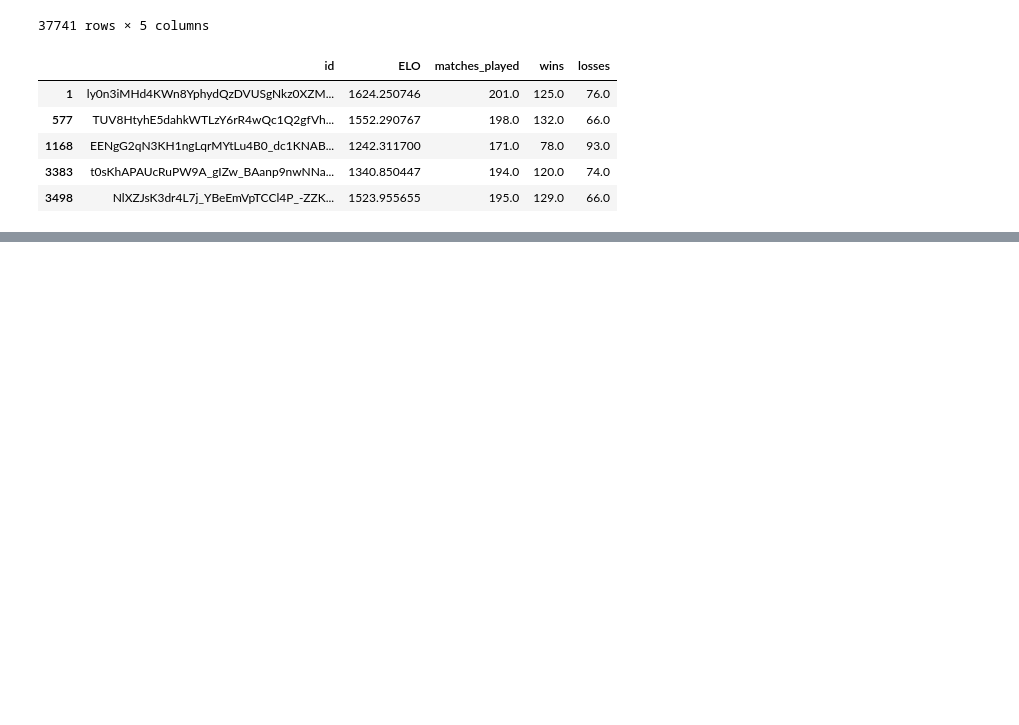
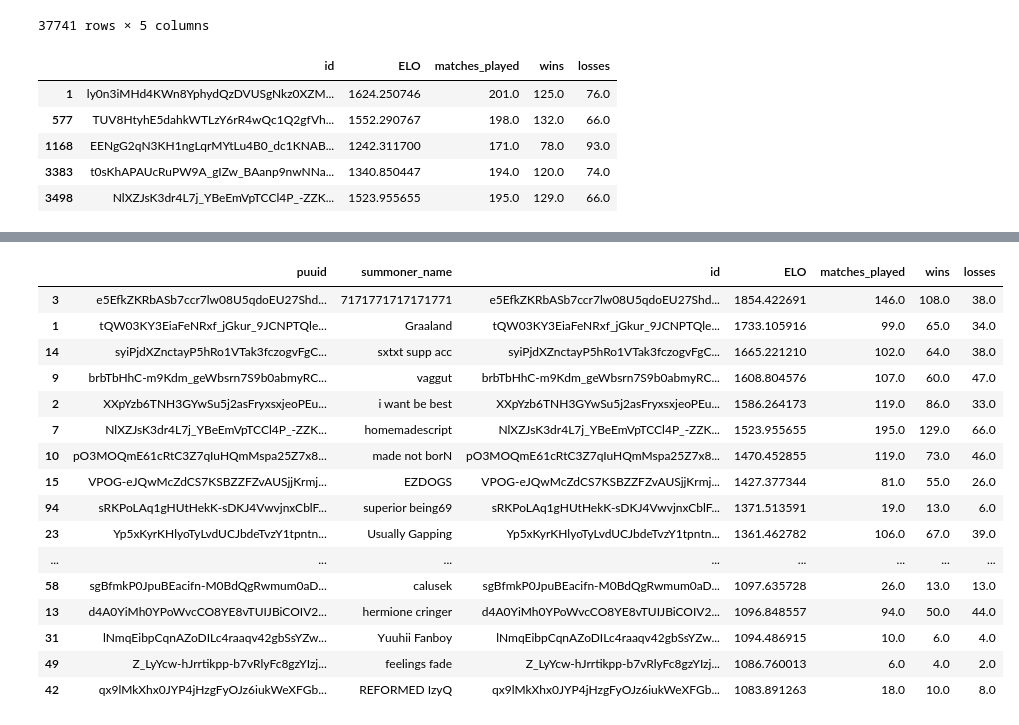
Before and after one commit to levente-murgas/hackathon, a Jupyter notebook: jupyter_analysis/gamerank core.ipynb, the cells around one changed output, grey strips where cells are left out. Saved outputs shown, nothing was run; the diff lists cells and outputs as text; code cells hidden in the pictures; blank space fills up the shorter version.

```diff
--- a/jupyter_analysis/gamerank core.ipynb
+++ b/jupyter_analysis/gamerank core.ipynb
@@ -466,3 +466,7 @@ st3[st3['matches_played'] > 150]
 | 1168 | EENgG2qN3KH1ngLqrMYtLu4B0_dc1KNAB... | 1242.311700 | 171.0 | 78.0 | 93.0 |
 | 3383 | t0sKhAPAUcRuPW9A_gIZw_BAanp9nwNNa... | 1340.850447 | 194.0 | 120.0 | 74.0 |
 | 3498 | NlXZJsK3dr4L7j_YBeEmVpTCCl4P_-ZZK... | 1523.955655 | 195.0 | 129.0 | 66.0 |
+# %%
+names = pd.read_csv('summoners.csv')
+# %%
+names = names[['puuid', 'summoner_name']]
@@ -468,0 +489,2 @@ st3[st3['matches_played'] > 150]
+# %%
+top100 = pd.merge(names, st3, left_on='puuid', right_on='id', how='inner')
@@ -468,0 +507,20 @@ st3[st3['matches_played'] > 150]
+# %%
+top100.sort_values(by='ELO', ascending=False).head(50)
+# %% [output]
+|  | puuid | summoner_name | id | ELO | matches_played | wins | losses |
+| 3 | e5EfkZKRbASb7ccr7lw08U5qdoEU27Shd... | 7171771717171771 | e5EfkZKRbASb7ccr7lw08U5qdoEU27Shd... | 1854.422691 | 146.0 | 108.0 | 38.0 |
+| 1 | tQW03KY3EiaFeNRxf_jGkur_9JCNPTQle... | Graaland | tQW03KY3EiaFeNRxf_jGkur_9JCNPTQle... | 1733.105916 | 99.0 | 65.0 | 34.0 |
+| 14 | syiPjdXZnctayP5hRo1VTak3fczogvFgC... | sxtxt supp acc | syiPjdXZnctayP5hRo1VTak3fczogvFgC... | 1665.221210 | 102.0 | 64.0 | 38.0 |
+| 9 | brbTbHhC-m9Kdm_geWbsrn7S9b0abmyRC... | vaggut | brbTbHhC-m9Kdm_geWbsrn7S9b0abmyRC... | 1608.804576 | 107.0 | 60.0 | 47.0 |
+| 2 | XXpYzb6TNH3GYwSu5j2asFryxsxjeoPEu... | i want be best | XXpYzb6TNH3GYwSu5j2asFryxsxjeoPEu... | 1586.264173 | 119.0 | 86.0 | 33.0 |
+| 7 | NlXZJsK3dr4L7j_YBeEmVpTCCl4P_-ZZK... | homemadescript | NlXZJsK3dr4L7j_YBeEmVpTCCl4P_-ZZK... | 1523.955655 | 195.0 | 129.0 | 66.0 |
+| 10 | pO3MOQmE61cRtC3Z7qIuHQmMspa25Z7x8... | made not borN | pO3MOQmE61cRtC3Z7qIuHQmMspa25Z7x8... | 1470.452855 | 119.0 | 73.0 | 46.0 |
+| 15 | VPOG-eJQwMcZdCS7KSBZZFZvAUSjjKrmj... | EZDOGS | VPOG-eJQwMcZdCS7KSBZZFZvAUSjjKrmj... | 1427.377344 | 81.0 | 55.0 | 26.0 |
+| 94 | sRKPoLAq1gHUtHekK-sDKJ4VwvjnxCblF... | superior being69 | sRKPoLAq1gHUtHekK-sDKJ4VwvjnxCblF... | 1371.513591 | 19.0 | 13.0 | 6.0 |
+| 23 | Yp5xKyrKHlyoTyLvdUCJbdeTvzY1tpntn... | Usually Gapping | Yp5xKyrKHlyoTyLvdUCJbdeTvzY1tpntn... | 1361.462782 | 106.0 | 67.0 | 39.0 |
+| ... | ... | ... | ... | ... | ... | ... | ... |
+| 58 | sgBfmkP0JpuBEacifn-M0BdQgRwmum0aD... | calusek | sgBfmkP0JpuBEacifn-M0BdQgRwmum0aD... | 1097.635728 | 26.0 | 13.0 | 13.0 |
+| 13 | d4A0YiMh0YPoWvcCO8YE8vTUIJBiCOIV2... | hermione cringer | d4A0YiMh0YPoWvcCO8YE8vTUIJBiCOIV2... | 1096.848557 | 94.0 | 50.0 | 44.0 |
+| 31 | lNmqEibpCqnAZoDILc4raaqv42gbSsYZw... | Υuuhii Fanboy | lNmqEibpCqnAZoDILc4raaqv42gbSsYZw... | 1094.486915 | 10.0 | 6.0 | 4.0 |
+| 49 | Z_LyYcw-hJrrtikpp-b7vRlyFc8gzYIzj... | feelings fade | Z_LyYcw-hJrrtikpp-b7vRlyFc8gzYIzj... | 1086.760013 | 6.0 | 4.0 | 2.0 |
+| 42 | qx9lMkXhx0JYP4jHzgFyOJz6iukWeXFGb... | REFORMED IzyQ | qx9lMkXhx0JYP4jHzgFyOJz6iukWeXFGb... | 1083.891263 | 18.0 | 10.0 | 8.0 |
```
Also changed, not shown: parts of 2 cells of this notebook, 6 other files.
